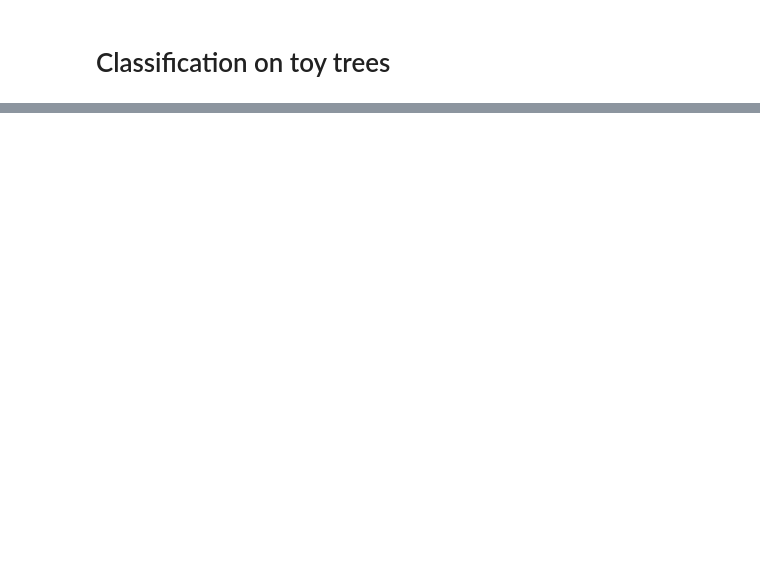
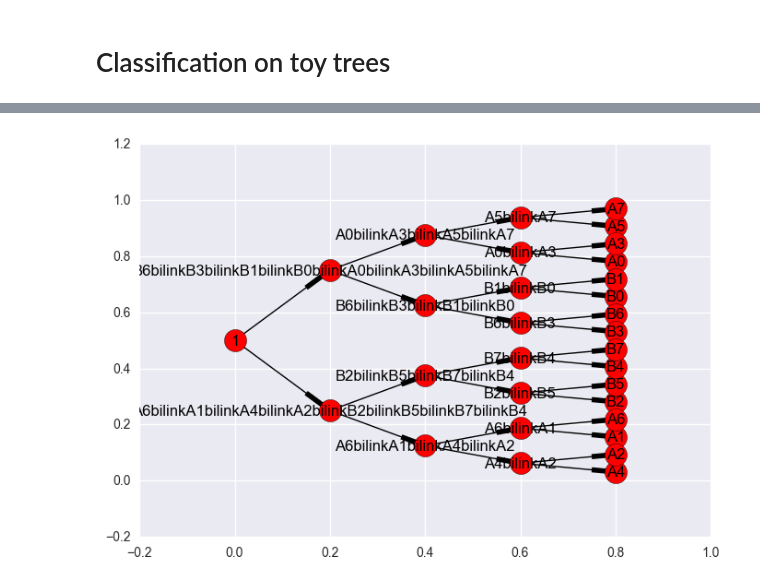
Before and after one commit to tvayer/gwtest, a Jupyter notebook: classif_toys_trees.ipynb, the cells around one changed output, grey strips where cells are left out. Drawn from its saved outputs; the diff is of its cells as text; code cells hidden in the pictures; blank space fills up the shorter version.

```diff
--- a/classif_toys_trees.ipynb
+++ b/classif_toys_trees.ipynb
@@ -106,0 +30,6 @@ g.display_graph(T,pos=g.hierarchy_pos(g3,1,rotate=True))
+# %%
+dataset=build_binary_gaussian_dataset(nTree1=50,nTree2=50,maxdepth=3,c=20,d=30)
+# %%
+A,B=split_train_test(dataset,0.8)
+x_train,y_train=zip(*A)
+x_test,y_test=zip(*B)
@@ -106,0 +44,4 @@ g.display_graph(T,pos=g.hierarchy_pos(g3,1,rotate=True))
+# %%
+graph.display_graph(x_train[1].tree,pos=graph.hierarchy_pos(x_train[1].nx_graph,1,rotate=True))
+# %% [output]
+[figure, added]
```
Also changed, not shown: parts of 71 cells of this notebook, 3 other files.
